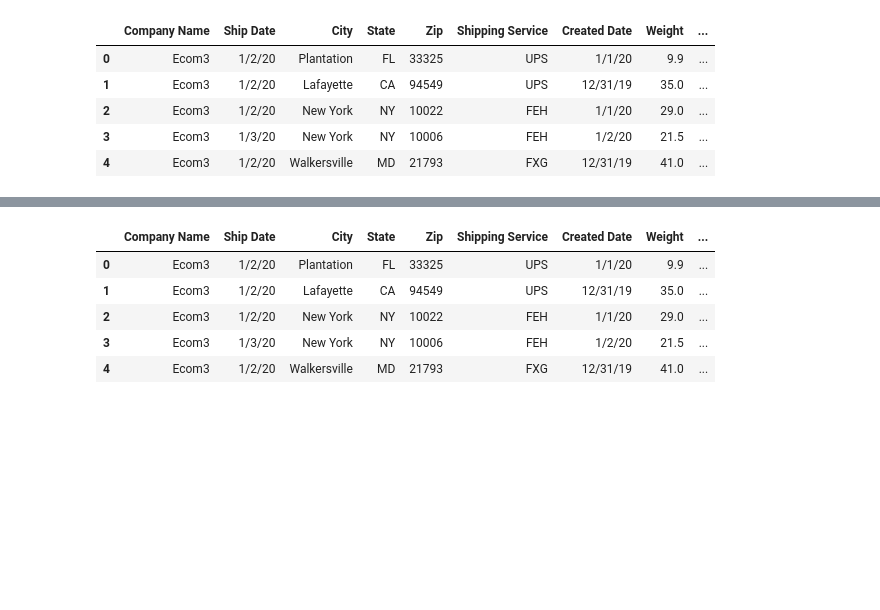
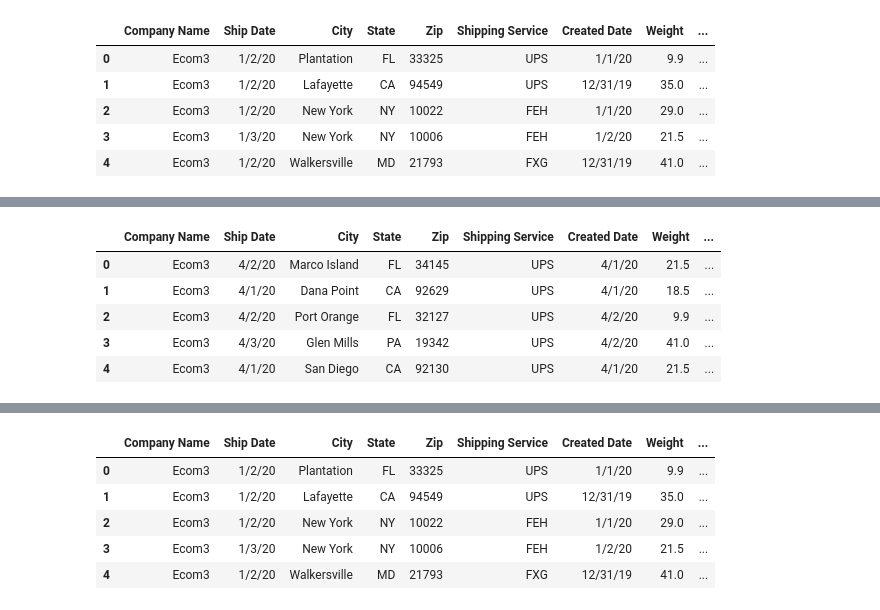
Before and after one commit to Sgant1/Winedemic, a Jupyter notebook: data_frame/Join_2020_and_Connect_SQL.ipynb, the cells around one changed output, grey strips where cells are left out. Saved outputs shown, nothing was run; the diff lists cells and outputs as text; code cells hidden in the pictures; blank space fills up the shorter version.

```diff
--- a/data_frame/Join_2020_and_Connect_SQL.ipynb
+++ b/data_frame/Join_2020_and_Connect_SQL.ipynb
@@ -40,7 +54,14 @@ clean_df_2020_03 = pd.read_csv(load_2020_03, index_col=[0])
 # %%
 # Read Clean_2020_04.csv into a DataFrame
 clean_df_2020_04 = pd.read_csv(load_2020_04, index_col=[0])
-#clean_df_2020_04.head()
+clean_df_2020_04.head()
+# %% [output]
+|  | Company Name | Ship Date | City | State | Zip | Shipping Service | Created Date | Weight | ... |
+| 0 | Ecom3 | 4/2/20 | Marco Island | FL | 34145 | UPS | 4/1/20 | 21.5 | ... |
+| 1 | Ecom3 | 4/1/20 | Dana Point | CA | 92629 | UPS | 4/1/20 | 18.5 | ... |
+| 2 | Ecom3 | 4/2/20 | Port Orange | FL | 32127 | UPS | 4/2/20 | 9.9 | ... |
+| 3 | Ecom3 | 4/3/20 | Glen Mills | PA | 19342 | UPS | 4/2/20 | 41.0 | ... |
+| 4 | Ecom3 | 4/1/20 | San Diego | CA | 92130 | UPS | 4/1/20 | 21.5 | ... |
 # %%
 # Read Clean_2020_05.csv into a DataFrame
 clean_df_2020_05 = pd.read_csv(load_2020_05, index_col=[0])
```
Also changed, not shown: parts of 14 cells of this notebook, 4 other files.
